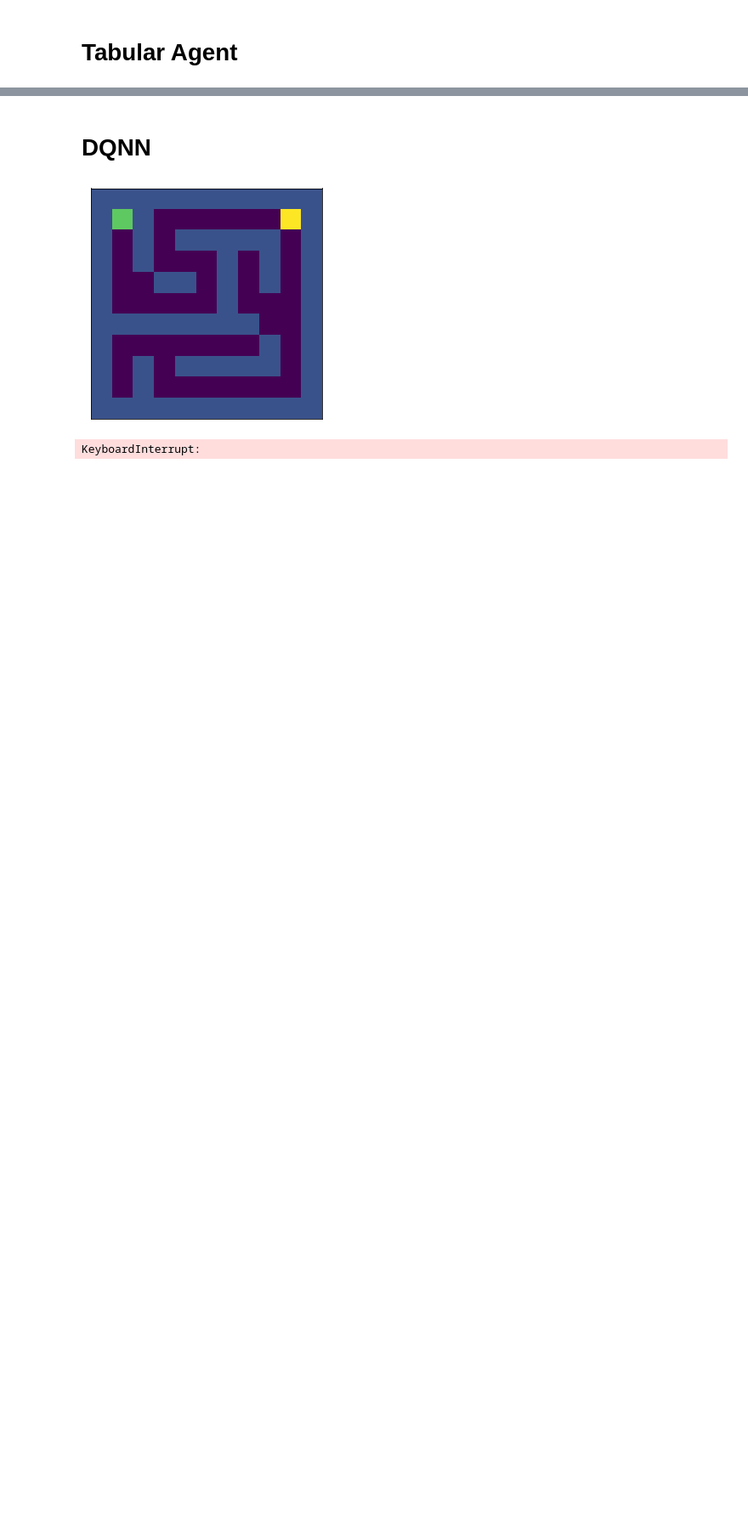
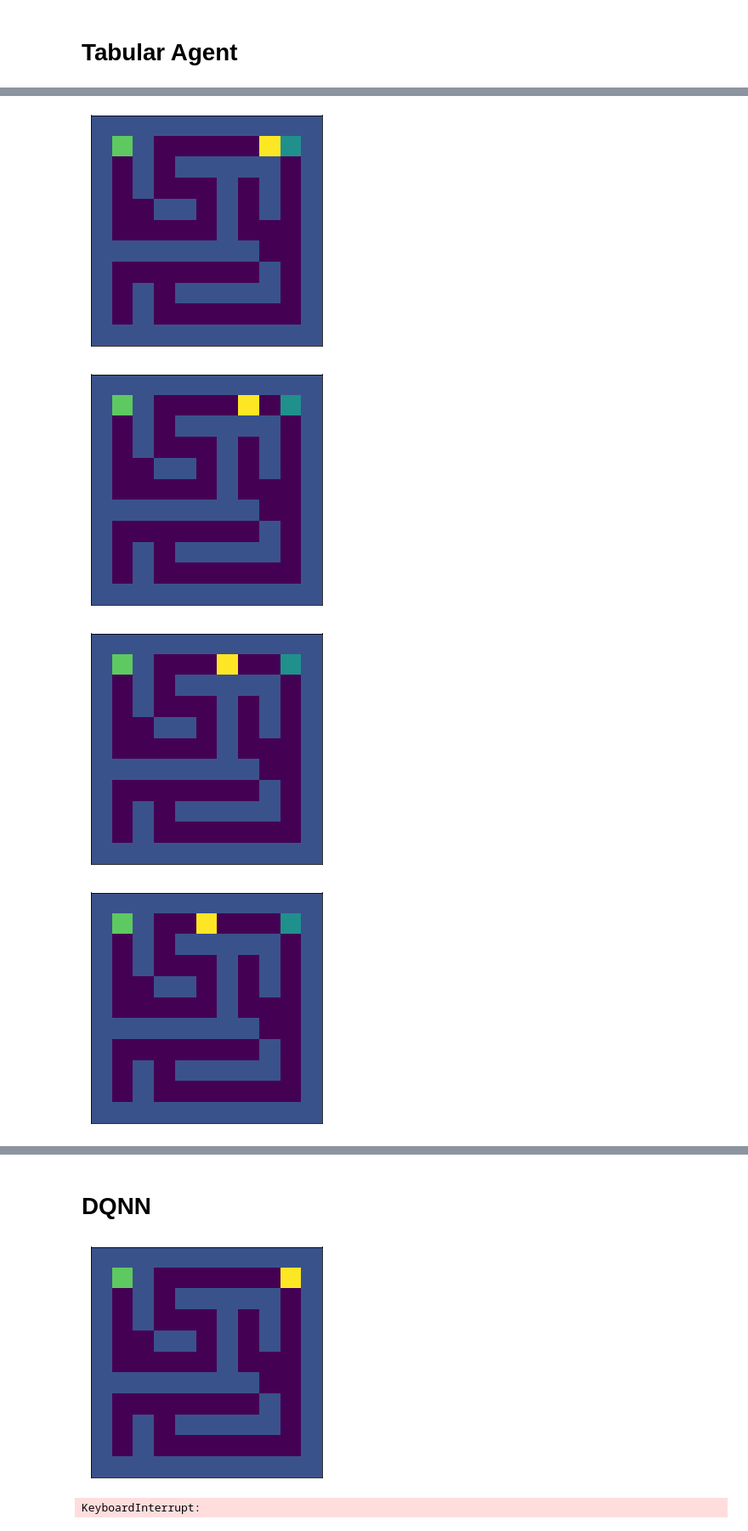
Before and after one commit to RevanMacQueen/DRQN, a Jupyter notebook: test_tabular.ipynb, the cells around one changed output, grey strips where cells are left out. Shown at 85% size. Drawn from its saved outputs; the diff is of its cells as text; code cells hidden in the pictures; blank space fills up the shorter version.

```diff
--- a/test_tabular.ipynb
+++ b/test_tabular.ipynb
@@ -17,16 +17,19 @@ from envs.random_maze import RandomMaze
 # %% [markdown]
 # Tabular Agent
 # %%
-env = RandomMaze(5, 2, 10)
+env = RandomMaze(5, 2, 10,  state_representation='one_hot')
 
 # Observation and action sizes
+
+
 img = False
-if len(env.observation_space.shape) == 0:
+if len(env.observation_space.shape) == 0: # discrete
     ob_dim = env.observation_space.n
 elif not img:
     ob_dim = int(np.prod(env.observation_space.shape))
 else:
     ob_dim = env.observation_space.shape
+
 
 agent_params = {}
 
@@ -34,7 +37,7 @@ agent_params['input_dim'] = ob_dim
 agent_params['action_dim'] = env.action_space.n
 agent_params['epsilon'] = 0.1
 agent_params['gamma'] = 0.95
-agent_params['step_size'] = 0.25
+agent_params['learning_rate'] = 0.25
 
 env.showPNG()
 # %% [output]
@@ -62,12 +72,17 @@ env.showPNG()
 # %%
-# obs = env.reset()
-# for i in range(20):
-#     action = agent.act_evaluate(obs)
-#     next_obs, reward, done, _ = env.step(action)
+obs = env.reset()
+for i in range(20):
+    action = agent.act_evaluate(obs)
+    next_obs, reward, done, _ = env.step(action)
 
-#     agent.train_step(obs, action, reward, next_obs, done)
+    agent.train_step(obs, action, reward, next_obs, done)
 
-#     env.showPNG()
-#     obs = next_obs
-#     if done: # end of episode
-#         obs = env.reset()
+    env.showPNG()
+    obs = next_obs
+    if done: # end of episode
+        obs = env.reset()
+# %% [output]
+[figure, added]
+[figure, added]
+[figure, added]
+[figure, added]
```
Also changed, not shown: parts of 4 cells of this notebook, 8 other files.
